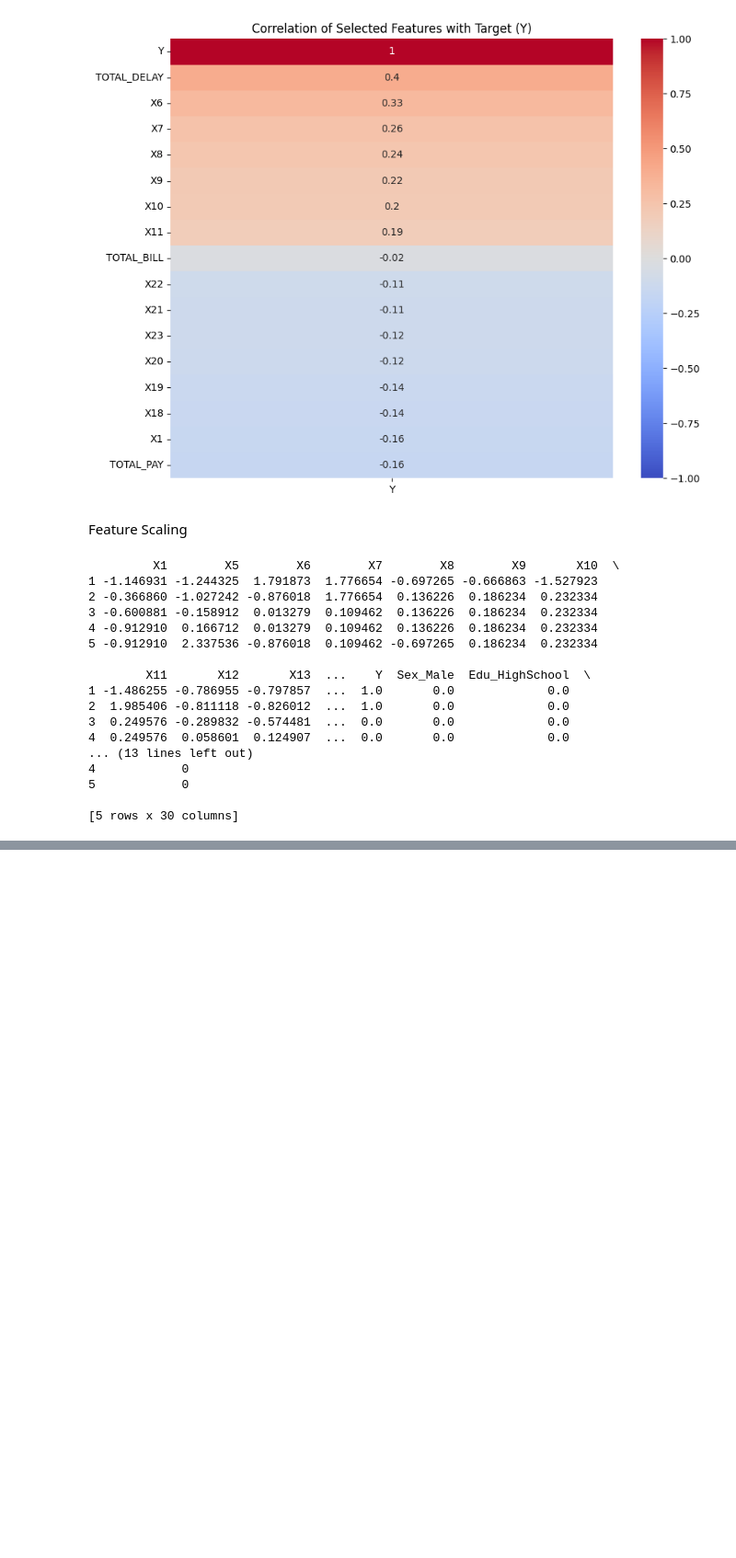
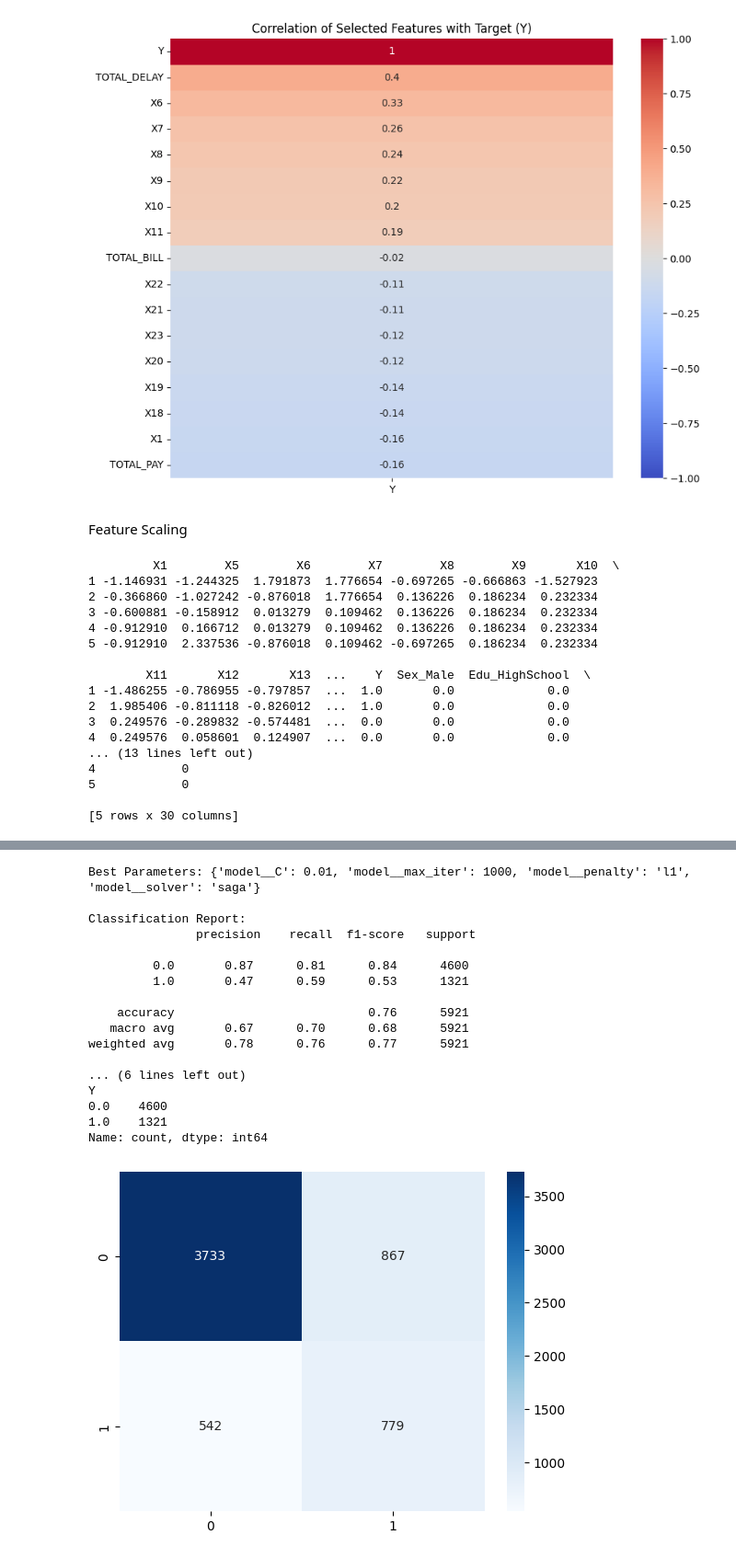
Before and after one commit to AhmedAyman12gh/credit-card-default-prediction, a Jupyter notebook: Phase1.ipynb, the cells around one changed output, grey strips where cells are left out. Shown at 92% size. Cells and saved outputs as stored; diff of their text form; code cells hidden in the pictures; blank space fills up the shorter version.

Commit message:
model LR

```diff
--- a/Phase1.ipynb
+++ b/Phase1.ipynb
@@ -511,3 +509,8 @@ print(df.head())
 5            0
 
 [5 rows x 30 columns]
+# %%
+#separating the target variable (Y) from the features (X)
+y = df["Y"]
+X = df[['X1', 'X6', 'X7', 'X8', 'X9', 'X10', 'X11',
+        "TOTAL_BILL", "TOTAL_PAY", "TOTAL_DELAY"]]
@@ -513,0 +551,43 @@ print(df.head())
+# %%
+# Get the best model
+from sklearn.metrics import classification_report, roc_auc_score,confusion_matrix,f1_score,accuracy_score,precision_score,recall_score
+best_model = grid_search.best_estimator_
+
+# Predict and Evaluate
+threshold = 0.5
+y_proba = best_model.predict_proba(X_test)[:, 1]
+y_pred = (y_proba >= threshold).astype(int)
+
+print(f"Best Parameters: {grid_search.best_params_}")
+print("\nClassification Report:\n", classification_report(y_test, y_pred))
+print(f"ROC-AUC Score: {roc_auc_score(y_test, y_proba):.4f}")
+
+cm = confusion_matrix(y_test, y_pred)
+sns.heatmap(cm, annot=True, fmt='d', cmap='Blues')
+print(f"F1-Score: {f1_score(y_test, y_pred):.4f}")
+print(f"Accuracy: {accuracy_score(y_test, y_pred):.4f}")
+print(f"Precision: {precision_score(y_test, y_pred):.4f}")
+print(f"Recall: {recall_score(y_test, y_pred):.4f}")
+
+#number of samples in each class
+print("Class distribution in test set:")
+print(y_test.value_counts())
+# %% [output]
+Best Parameters: {'model__C': 0.01, 'model__max_iter': 1000, 'model__penalty': 'l1', 'model__solver': 'saga'}
+
+Classification Report:
+               precision    recall  f1-score   support
+
+         0.0       0.87      0.81      0.84      4600
+         1.0       0.47      0.59      0.53      1321
+
+    accuracy                           0.76      5921
+   macro avg       0.67      0.70      0.68      5921
+weighted avg       0.78      0.76      0.77      5921
+
+... (6 lines left out)
+Y
+0.0    4600
+1.0    1321
+Name: count, dtype: int64
+[figure, added]
```
Also changed, not shown: parts of 6 cells of this notebook.
